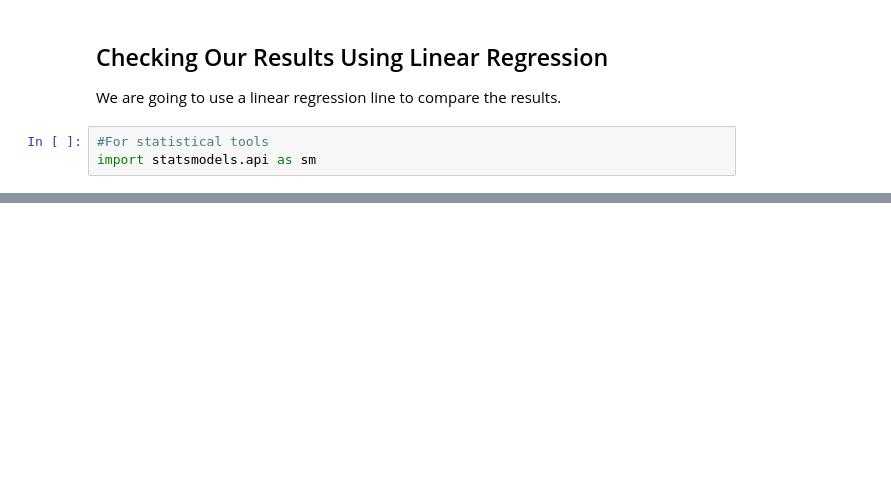
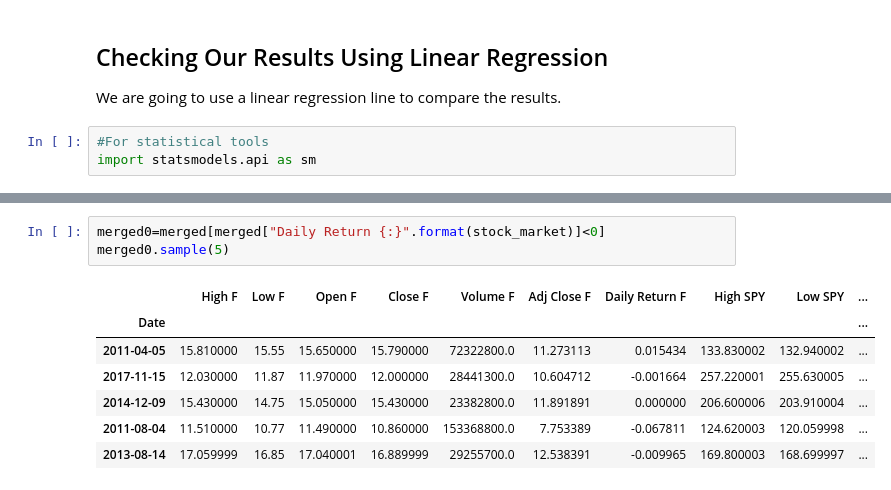
Before and after one commit to gochefinance/Python-Finance-, a Jupyter notebook: Beta.ipynb, the cells around one changed output, grey strips where cells are left out. Drawn from its saved outputs; the diff is of its cells as text; blank space fills up the shorter version.

```diff
--- a/Beta.ipynb
+++ b/Beta.ipynb
@@ -157,0 +175,11 @@ Warnings:
+# %%
+merged0=merged[merged["Daily Return {:}".format(stock_market)]<0]
+merged0.sample(5)
+# %% [output]
+|  | High F | Low F | Open F | Close F | Volume F | Adj Close F | Daily Return F | High SPY | Low SPY | ... |
+| Date |  |  |  |  |  |  |  |  |  | ... |
+| 2011-04-05 | 15.810000 | 15.55 | 15.650000 | 15.790000 | 72322800.0 | 11.273113 | 0.015434 | 133.830002 | 132.940002 | ... |
+| 2017-11-15 | 12.030000 | 11.87 | 11.970000 | 12.000000 | 28441300.0 | 10.604712 | -0.001664 | 257.220001 | 255.630005 | ... |
+| 2014-12-09 | 15.430000 | 14.75 | 15.050000 | 15.430000 | 23382800.0 | 11.891891 | 0.000000 | 206.600006 | 203.910004 | ... |
+| 2011-08-04 | 11.510000 | 10.77 | 11.490000 | 10.860000 | 153368800.0 | 7.753389 | -0.067811 | 124.620003 | 120.059998 | ... |
+| 2013-08-14 | 17.059999 | 16.85 | 17.040001 | 16.889999 | 29255700.0 | 12.538391 | -0.009965 | 169.800003 | 168.699997 | ... |
```
Also changed, not shown: parts of 26 cells of this notebook.
